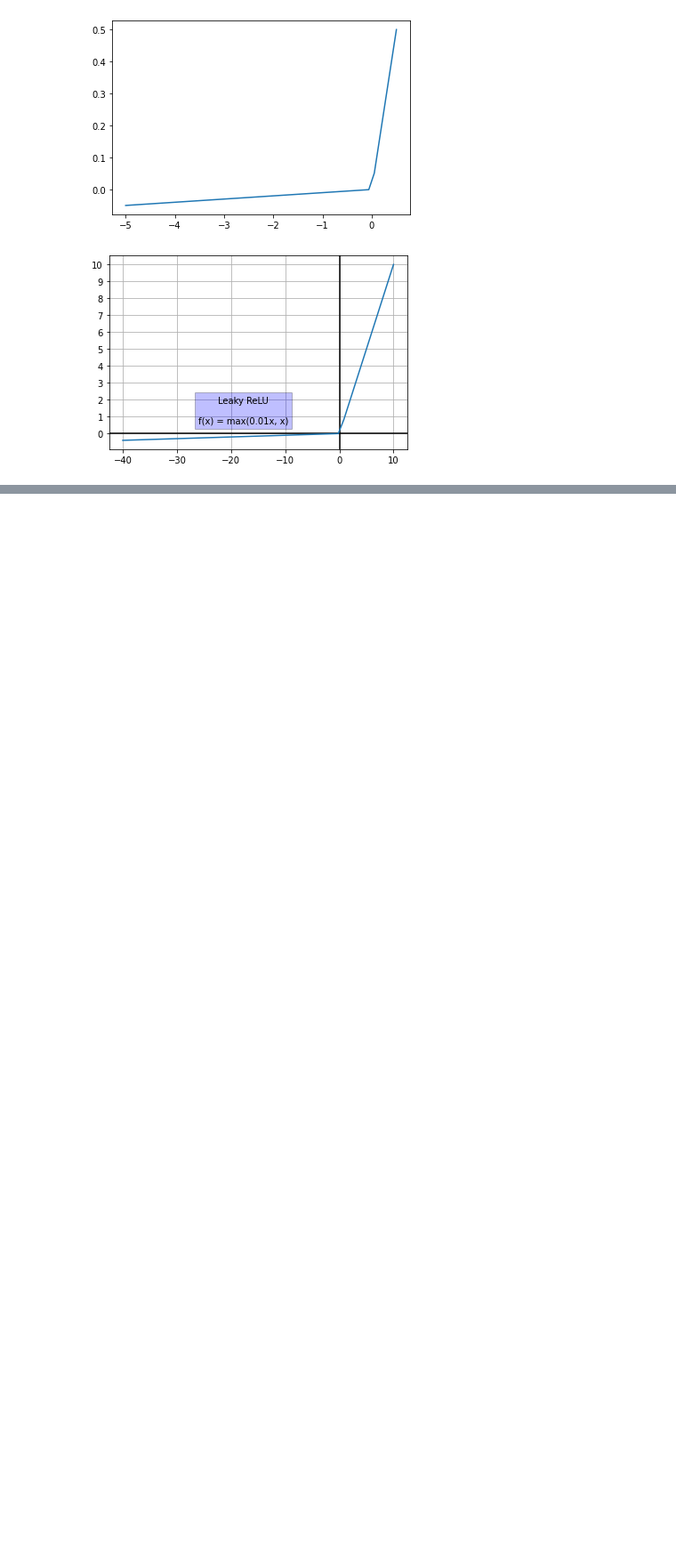
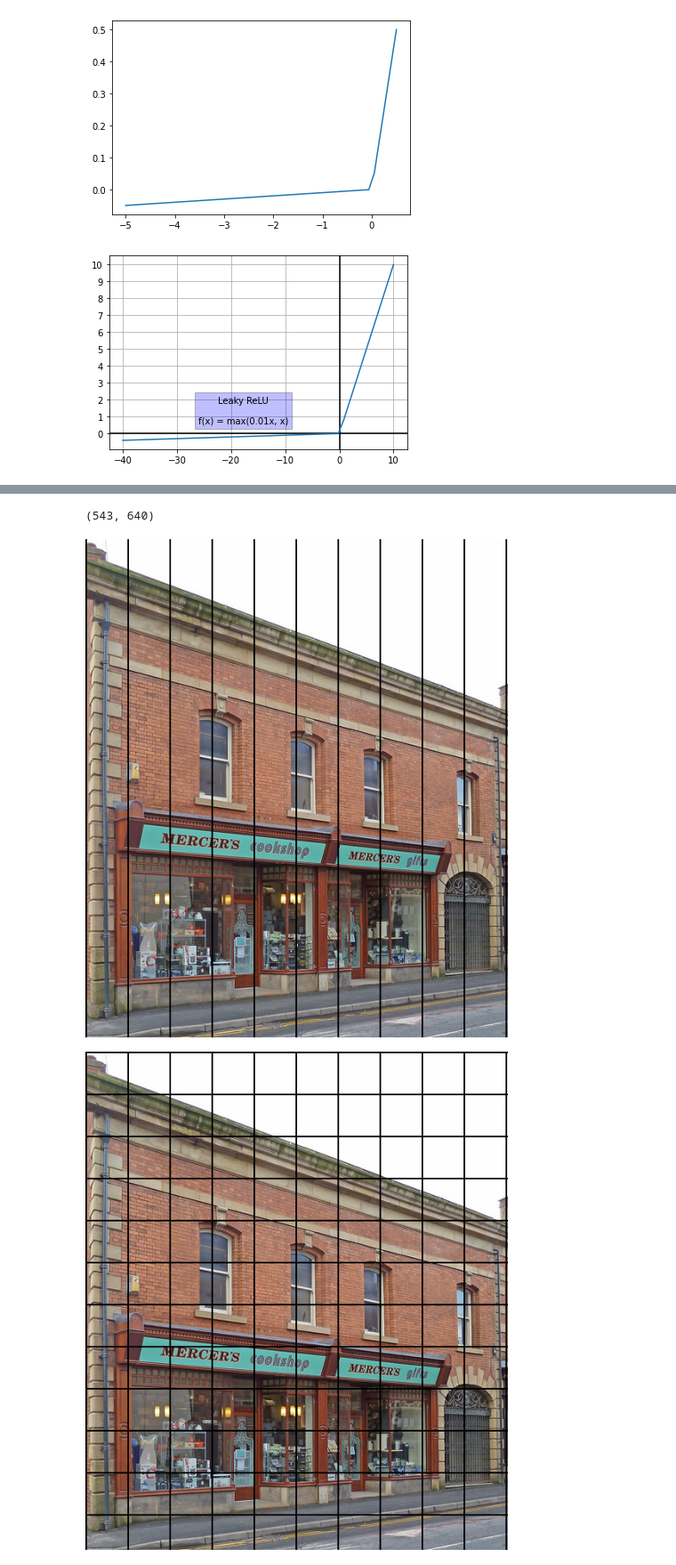
Before and after one commit to frburrue/tfm, a Jupyter notebook: Images.ipynb, the cells around one changed output, grey strips where cells are left out. Shown at 89% size. Drawn from its saved outputs; the diff is of its cells as text; code cells hidden in the pictures; blank space fills up the shorter version.

```diff
--- a/Images.ipynb
+++ b/Images.ipynb
@@ -34,0 +94,34 @@ plt.show()
+# %%
+from PIL import Image, ImageDraw
+
+image = Image.open("./utils/building.png")
+
+step_count = 10
+
+print(image.size)
+# Draw a grid
+draw = ImageDraw.Draw(image)
+y_start = 0
+y_end = image.height
+step_size = int(image.width / step_count)
+
+for x in range(0, image.width, step_size):
+    line = ((x, y_start), (x, y_end))
+    draw.line(line, fill=0, width=2)
+
+display(image)
+
+x_start = 0
+x_end = image.width
+
+for y in range(0, image.height, step_size):
+    line = ((x_start, y), (x_end, y))
+    draw.line(line, fill=0, width=2)
+
+del draw
+
+display(image)
+# %% [output]
+(543, 640)
+[figure, added]
+[figure, added]
```
Also changed, not shown: parts of 5 cells of this notebook, 17 other files.
